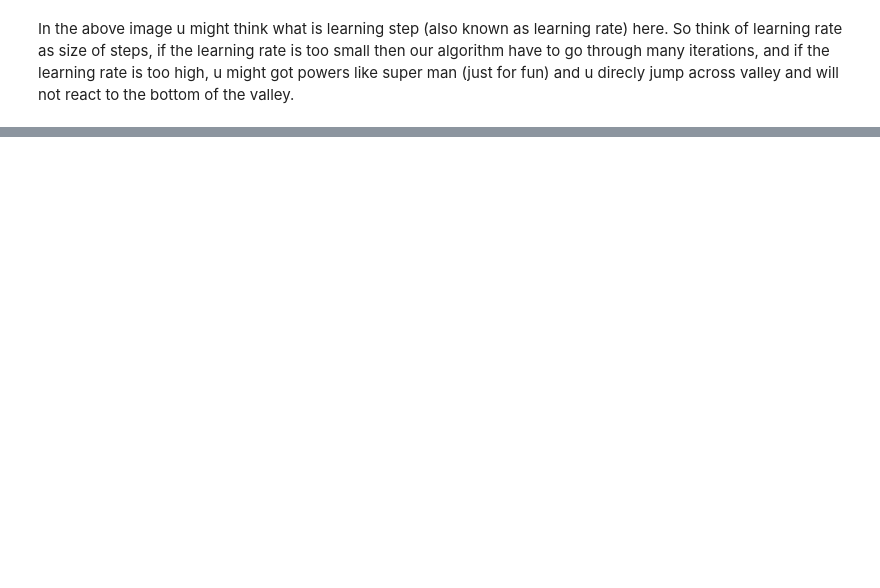
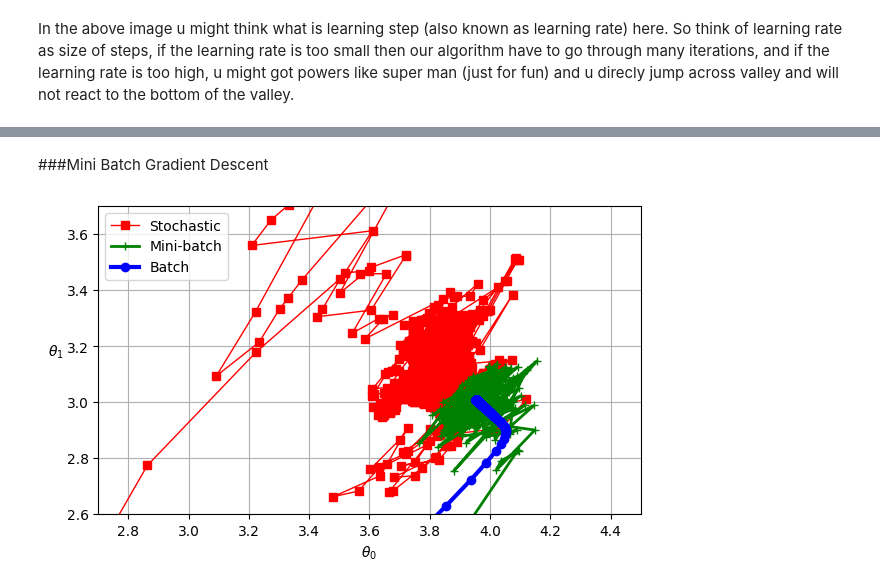
Before and after one commit to HelloSamved/Hands_on_machine_learning, a Jupyter notebook: Chapter4_Training_Models.ipynb, the cells around one changed output, grey strips where cells are left out. Drawn from its saved outputs; the diff is of its cells as text; code cells hidden in the pictures; blank space fills up the shorter version.

```diff
--- a/Chapter4_Training_Models.ipynb
+++ b/Chapter4_Training_Models.ipynb
@@ -77,0 +188,51 @@ So think of learning rate as size of steps, if the learning rate is too small th
+# %% [markdown]
+###Mini Batch Gradient Descent
+# %%
+from math import ceil
+
+n_epochs = 50
+minibatch_size = 20
+n_batches_per_epoch = ceil(m / minibatch_size)
+
+rng = np.random.default_rng(seed=42)
+theta = rng.standard_normal((2, 1))  # randomly initialized model parameters
+
+t0, t1 = 200, 1000  # learning schedule hyperparameters
+
+def learning_schedule(t):
+    return t0 / (t + t1)
+
+theta_path_mgd = []
+for epoch in range(n_epochs):
+    shuffled_indices = rng.permutation(m)
+    X_b_shuffled = X_b[shuffled_indices]
+    y_shuffled = y[shuffled_indices]
+    for iteration in range(0, n_batches_per_epoch):
+        idx = iteration * minibatch_size
+        xi = X_b_shuffled[idx : idx + minibatch_size]
+        yi = y_shuffled[idx : idx + minibatch_size]
+        gradients = 2 / minibatch_size * xi.T @ (xi @ theta - yi)
+        eta = learning_schedule(epoch * n_batches_per_epoch + iteration)
+        theta = theta - eta * gradients
+        theta_path_mgd.append(theta)
+
+theta_path_bgd = np.array(theta_path_bgd)
+theta_path_sgd = np.array(theta_path_sgd)
+theta_path_mgd = np.array(theta_path_mgd)
+
+plt.figure(figsize=(7, 4))
+plt.plot(theta_path_sgd[:, 0], theta_path_sgd[:, 1], "r-s", linewidth=1,
+         label="Stochastic")
+plt.plot(theta_path_mgd[:, 0], theta_path_mgd[:, 1], "g-+", linewidth=2,
+         label="Mini-batch")
+plt.plot(theta_path_bgd[:, 0], theta_path_bgd[:, 1], "b-o", linewidth=3,
+         label="Batch")
+plt.legend(loc="upper left")
+plt.xlabel(r"$\theta_0$")
+plt.ylabel(r"$\theta_1$   ", rotation=0)
+plt.axis([2.7, 4.5, 2.6, 3.7])
+plt.grid()
+
+plt.show()
+# %% [output]
+[figure, added]
```
Also changed, not shown: parts of 23 cells of this notebook.
